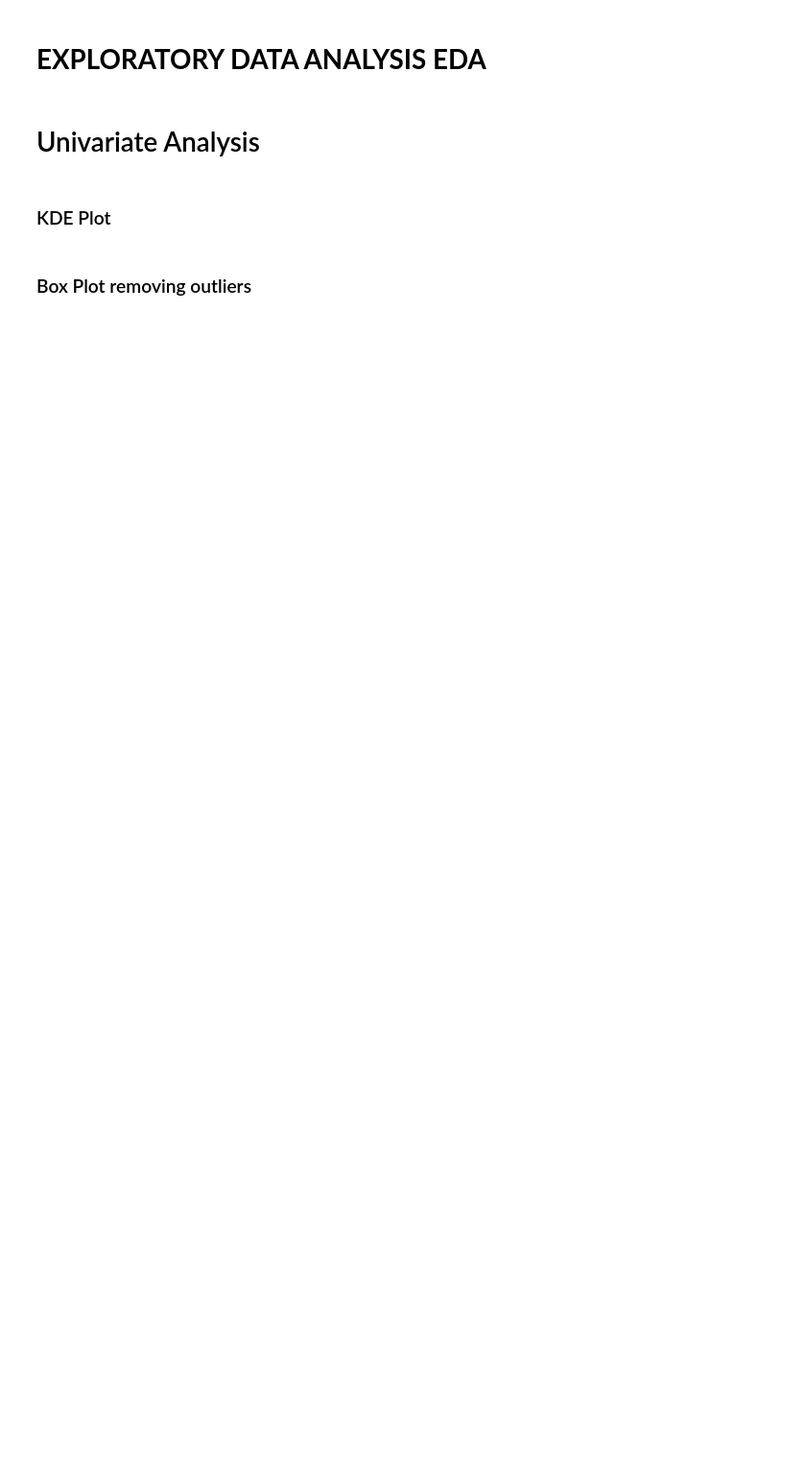
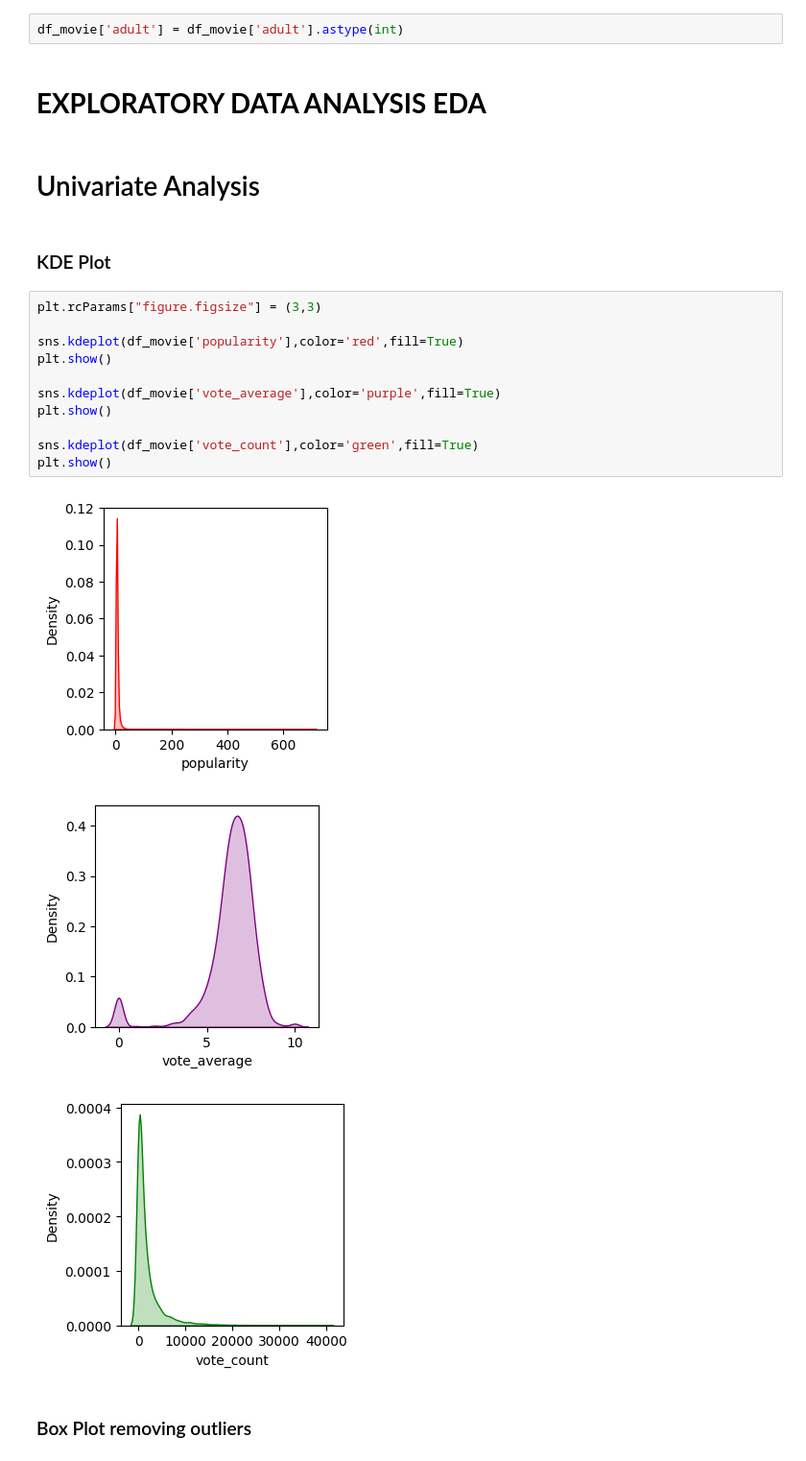
Before and after one commit to iqraghori/TMDB-API-Movie-Data-Analysis, a Jupyter notebook: the_movie_database_api.ipynb, the cells around one changed output. Shown at 96% size. Saved outputs shown, nothing was run; the diff lists cells and outputs as text; blank space fills up the shorter version.

```diff
--- a/the_movie_database_api.ipynb
+++ b/the_movie_database_api.ipynb
@@ -102,11 +100,28 @@ df_movie.isnull().sum()
 | vote_average | 0 |
 | vote_count | 0 |
 dtype: int64
+# %%
+df_movie['adult'] = df_movie['adult'].astype(int)
 # %% [markdown]
 # **EXPLORATORY DATA ANALYSIS EDA**
 # %% [markdown]
 # Univariate Analysis
 # %% [markdown]
 ### KDE Plot
+# %%
+plt.rcParams["figure.figsize"] = (3,3)
+
+sns.kdeplot(df_movie['popularity'],color='red',fill=True)
+plt.show()
+
+sns.kdeplot(df_movie['vote_average'],color='purple',fill=True)
+plt.show()
+
+sns.kdeplot(df_movie['vote_count'],color='green',fill=True)
+plt.show()
+# %% [output]
+[figure, added]
+[figure, added]
+[figure, added]
 # %% [markdown]
 ### Box Plot removing outliers
```
Also changed, not shown: parts of 8 cells of this notebook.
